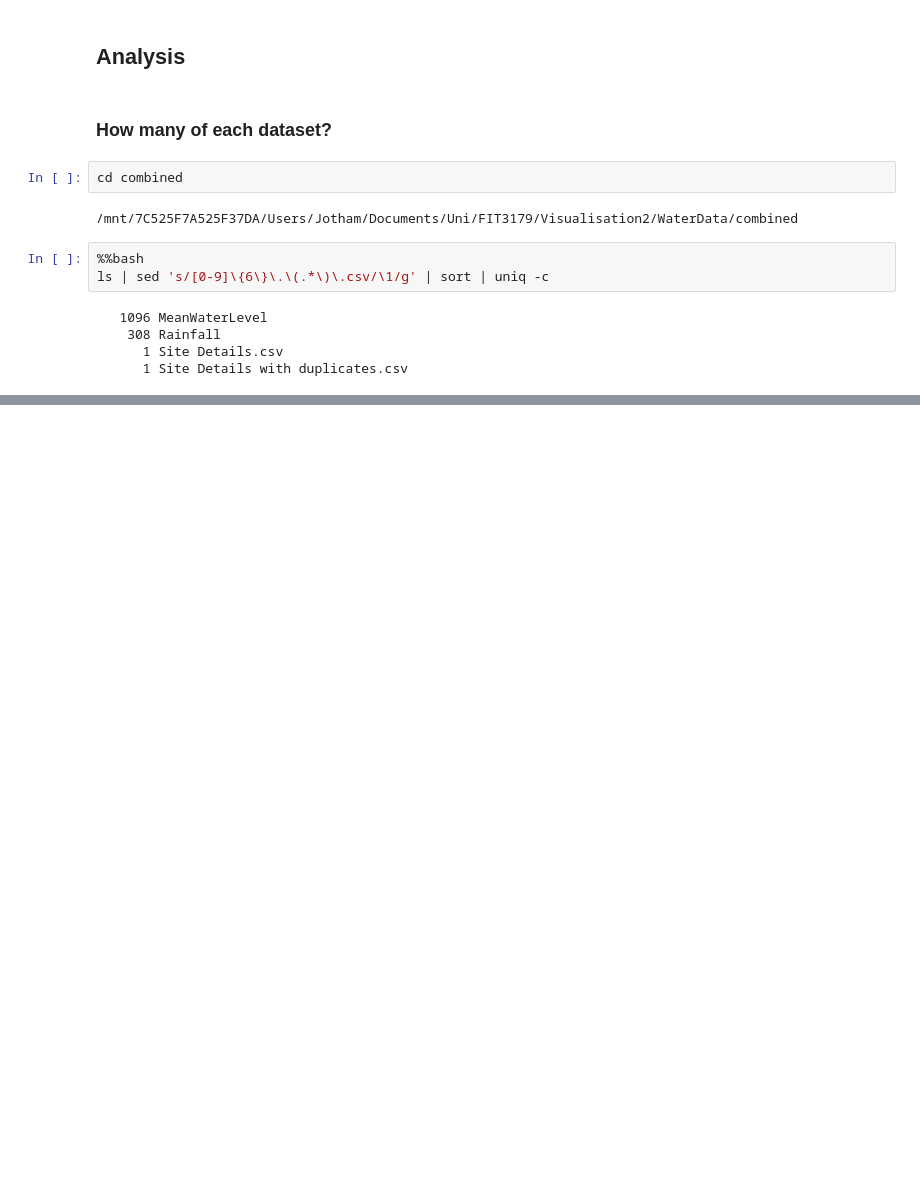
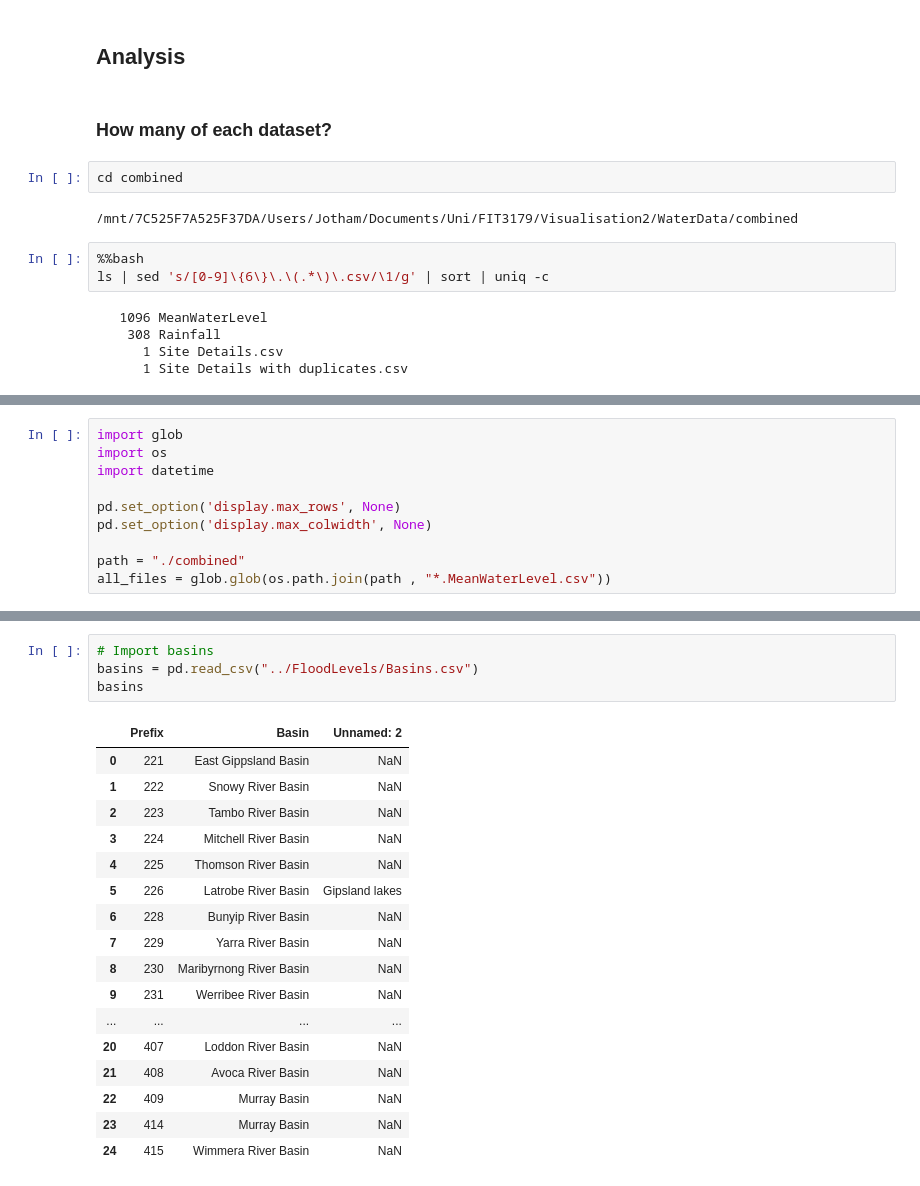
Before and after one commit to jgOhYeah/FIT3179, a Jupyter notebook: Week10_Homework/Dataprocessing.ipynb, the cells around one changed output, grey strips where cells are left out. Drawn from its saved outputs; the diff is of its cells as text; blank space fills up the shorter version.

```diff
--- a/Week10_Homework/Dataprocessing.ipynb
+++ b/Week10_Homework/Dataprocessing.ipynb
@@ -146,0 +150,10 @@ ls | sed 's/[0-9]\{6\}\.\(.*\)\.csv/\1/g' | sort | uniq -c
+# %%
+import glob
+import os
+import datetime
+
+pd.set_option('display.max_rows', None)
+pd.set_option('display.max_colwidth', None)
+
+path = "./combined"
+all_files = glob.glob(os.path.join(path , "*.MeanWaterLevel.csv"))
@@ -146,0 +186,22 @@ ls | sed 's/[0-9]\{6\}\.\(.*\)\.csv/\1/g' | sort | uniq -c
+# %%
+# Import basins
+basins = pd.read_csv("../FloodLevels/Basins.csv")
+basins
+# %% [output]
+|  | Prefix | Basin | Unnamed: 2 |
+| 0 | 221 | East Gippsland Basin | NaN |
+| 1 | 222 | Snowy River Basin | NaN |
+| 2 | 223 | Tambo River Basin | NaN |
+| 3 | 224 | Mitchell River Basin | NaN |
+| 4 | 225 | Thomson River Basin | NaN |
+| 5 | 226 | Latrobe River Basin | Gipsland lakes |
+| 6 | 228 | Bunyip River Basin | NaN |
+| 7 | 229 | Yarra River Basin | NaN |
+| 8 | 230 | Maribyrnong River Basin | NaN |
+| 9 | 231 | Werribee River Basin | NaN |
+| ... | ... | ... | ... |
+| 20 | 407 | Loddon River Basin | NaN |
+| 21 | 408 | Avoca River Basin | NaN |
+| 22 | 409 | Murray Basin | NaN |
+| 23 | 414 | Murray Basin | NaN |
+| 24 | 415 | Wimmera River Basin | NaN |
```
Also changed, not shown: parts of 11 cells of this notebook, 4 other files.
